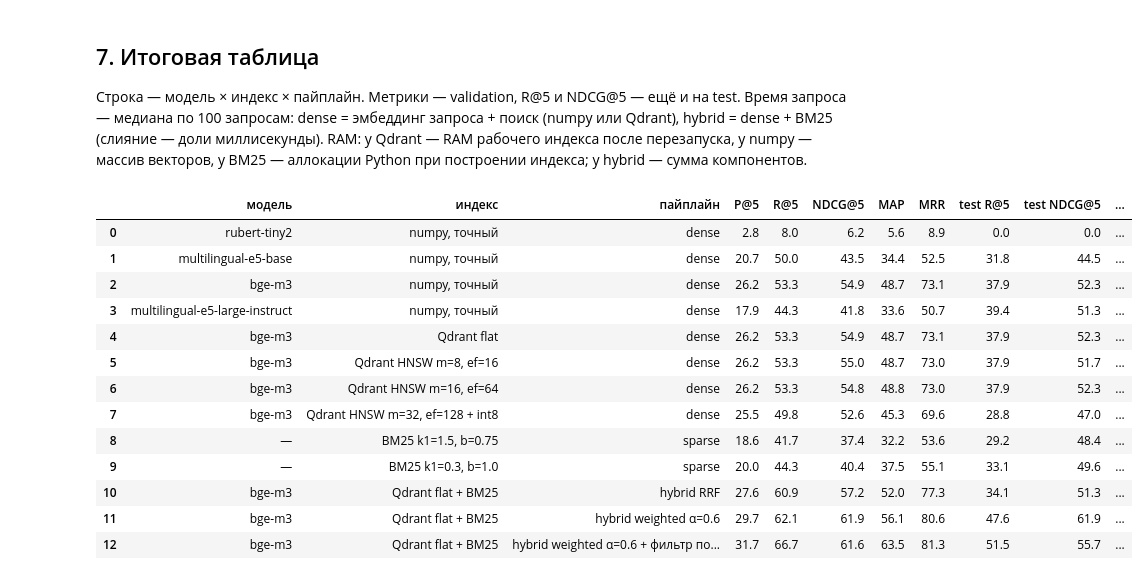
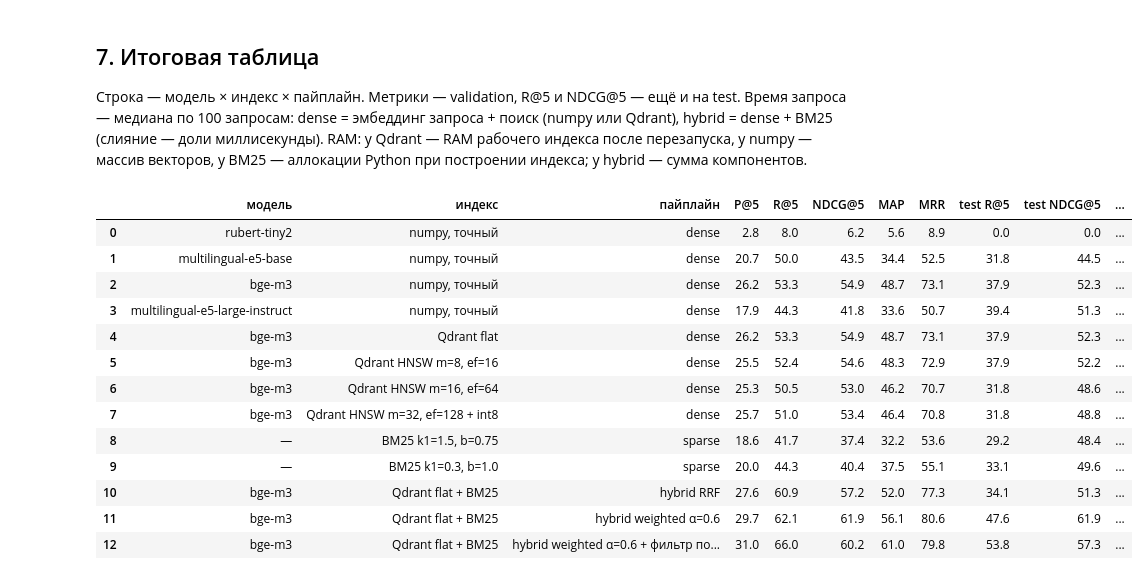
Before and after one commit to dftpnd/gigaschool-rag, a Jupyter notebook: notebooks/kt3_search.ipynb, the cells around one changed output. Drawn from its saved outputs; the diff is of its cells as text; code cells hidden in the pictures.

```diff
--- a/notebooks/kt3_search.ipynb
+++ b/notebooks/kt3_search.ipynb
@@ -169,17 +169,21 @@ for spec in EMBEDDERS:
     vectors, embed_seconds = embed_corpus(spec, model)
     gold_vectors = encode(model, list(queries.values()), prefix=spec.query_prefix)
     latency_vectors = encode(model, latency_queries, prefix=spec.query_prefix)
-    latencies = query_latencies(model, latency_queries, prefix=spec.query_prefix)
+    embed_latencies = query_latencies(model, latency_queries, prefix=spec.query_prefix)
+    total_latencies = query_latencies(model, latency_queries, prefix=spec.query_prefix,
+                                      search=lambda v, vectors=vectors: top_k(vectors @ v, DEPTH))
     rankings = {qid: top_k(vectors @ v, POOL) for qid, v in zip(queries, gold_vectors, strict=True)}
     model_per_q.append(evaluate(spec.short_name, "dense", rankings))
     model_negatives.append(near_negatives(spec.short_name, rankings))
     model_vectors[spec.short_name] = vectors
     model_query_vectors[spec.short_name] = (dict(zip(queries, gold_vectors, strict=True)), latency_vectors,
-                                            np.median(latencies))
+                                            np.median(embed_latencies))
     avg, retrieval = RUMTEB[spec.short_name]
     model_rows.append({"config": spec.short_name, "параметров, M": spec.params_millions,
                        "размер, МБ": model_size_mb(model), "размерность": vectors.shape[1],
-                       "эмбеддинг корпуса, с": embed_seconds, "запрос, мс": np.median(latencies) * 1000,
+                       "эмбеддинг корпуса, с": embed_seconds,
+                       "эмбеддинг запроса, мс": np.median(embed_latencies) * 1000,
+                       "запрос с поиском, мс": np.median(total_latencies) * 1000,
                        "ruMTEB Avg": avg, "ruMTEB Retrieval": retrieval})
     del model
     torch.cuda.empty_cache()
@@ -376,15 +399,19 @@ def bm25_rankings(index: Bm25Index) -> dict:
     return {qid: index.search(q, POOL) for qid, q in queries.items()}
 
 
-def bm25_grid() -> pd.DataFrame:
-    frames = [evaluate(f"k1={k1}, b={b}", "bm25", bm25_rankings(Bm25Index.from_tokens(bm25_corpus_tokens, k1, b)))
-              .assign(k1=k1, b=b) for k1 in K1_GRID for b in B_GRID]
-    return pd.concat(frames, ignore_index=True)
+def bm25_grid_rankings() -> dict:
+    """Выдачи BM25 для каждой пары (k1, b) — ключ «k1|b». Кэшируются только выдачи: метрики пересчитываются
+    при каждом исполнении, поэтому правка gold или разбиения не подхватит старые цифры."""
+    return {f"{k1}|{b}": bm25_rankings(Bm25Index.from_tokens(bm25_corpus_tokens, k1, b))
+            for k1 in K1_GRID for b in B_GRID}
 
 
-grid_per_q = load_or_compute(cache.path("bm25_grid", "parquet", texts=texts_fingerprint(texts), k1=K1_GRID, b=B_GRID,
-                                        code=code_fingerprint(gigarag.patterns, gigarag.retrieval)),
-                             bm25_grid, load=read_parquet, save=write_parquet)
+grid_rankings = load_or_compute(
+    cache.path("bm25_grid_rankings", "json", texts=texts_fingerprint(texts), queries=sorted(queries.items()),
+               k1=K1_GRID, b=B_GRID, pool=POOL, code=code_fingerprint(gigarag.patterns, gigarag.retrieval)),
+    bm25_grid_rankings, load=read_json, save=write_json)
+grid_per_q = pd.concat([evaluate(f"k1={k1}, b={b}", "bm25", grid_rankings[f"{k1}|{b}"]).assign(k1=k1, b=b)
+                        for k1 in K1_GRID for b in B_GRID], ignore_index=True)
 grid = grid_per_q[grid_per_q["split"] == "validation"].groupby(["k1", "b"])[["R@5", "NDCG@5"]].mean() * 100
 fig, axes = plt.subplots(1, 2, figsize=(11, 3.6))
 for ax, column in zip(axes, ["R@5", "NDCG@5"], strict=True):
@@ -427,7 +454,7 @@ BM25 k1=0.3, b=1.0: индексирование 1.0 с (с токенизаци
 # %%
-lossless = index_table[index_table["ANN recall@10, %"] >= 99]
+lossless = index_table[index_table["ANN recall@10, % (минимум)"] >= 99]  # без потерь в каждой сборке
 best_index = lossless["запрос, мс"].idxmin()
-dense_rankings = index_runs[best_index]["rankings"]
+dense_rankings = index_runs[best_index][0]["rankings"]
 dense_query_ms = best_embed_latency * 1000 + index_table.loc[best_index, "запрос, мс"]
 print(f"dense: {best_model} + {best_index}; запрос = эмбеддинг {best_embed_latency * 1000:.1f} мс "
       f"+ Qdrant {index_table.loc[best_index, 'запрос, мс']:.1f} мс")
@@ -525,9 +555,17 @@ patch_masks = metadata.filter_masks(metadata.patch_filter(meta, texts), meta, qu
 best_hybrid = max(hybrid_names, key=lambda name: tuple(summary(pipeline_per_q).loc[name, ["R@5", "NDCG@5"]]))
 
 
+exact_dense = {qid: top_k(best_vectors @ v, DEPTH) for qid, v in best_gold_vectors.items()}
+flat_rankings = index_runs["flat"][0]["rankings"]
+flat_match = np.mean([metrics.overlap_at_k(ranked_ids(exact_dense[qid]), ranked_ids(flat_rankings[qid]), DEPTH)
+                      for qid in queries])
+print(f"совпадение топ-10 numpy и Qdrant flat: {flat_match:.1%}")
+
+
 def fuse_filtered(qid: str) -> list:
     mask = patch_masks.get(qid)
-    dense, sparse = filter_ranking(dense_rankings[qid], mask), filter_ranking(sparse_rankings[qid], mask)
+    dense = masked_top_k(best_vectors @ best_gold_vectors[qid], mask, POOL)
+    sparse = masked_top_k(bm25_best.scores(queries[qid]), mask, POOL)
     if best_hybrid == "hybrid RRF":
         return fusion.rrf_fusion([dense, sparse], POOL)
     return fusion.weighted_fusion(dense, sparse, best_alpha, POOL)
@@ -559,42 +598,42 @@ final_rows = []
 def add_row(model, index, pipeline, per_q, query_ms, ram_mb):
     val, test = summary(per_q).iloc[0], summary(per_q, "test", ["R@5", "NDCG@5"]).iloc[0]
     final_rows.append({"модель": model, "индекс": index, "пайплайн": pipeline, **val.to_dict(),
                        "test R@5": test["R@5"], "test NDCG@5": test["NDCG@5"], "запрос, мс": query_ms,
                        "RAM, МБ": ram_mb})
 
 
 for name in model_table.index:
     add_row(name, "numpy, точный", "dense", model_per_q[model_per_q["config"] == name],
-            model_table.loc[name, "запрос, мс"], model_vectors[name].nbytes / 2 ** 20)
+            model_table.loc[name, "запрос с поиском, мс"], model_vectors[name].nbytes / 2 ** 20)
 for name in index_table.index:
     add_row(best_model, f"Qdrant {name}", "dense", index_per_q[index_per_q["config"] == name],
             best_embed_latency * 1000 + index_table.loc[name, "запрос, мс"], index_table.loc[name, "RAM индекса, МБ"])
 add_row("—", "BM25 k1=1.5, b=0.75", "sparse", evaluate("default", "bm25", bm25_rankings(bm25_default)), bm25_ms,
         bm25_peak_mb)
 add_row("—", f"BM25 k1={best_k1}, b={best_b}", "sparse", pipeline_per_q[pipeline_per_q["config"] == "BM25"],
         bm25_ms, bm25_peak_mb)
 for name in hybrid_names:
     add_row(best_model, f"Qdrant {best_index} + BM25", name, pipeline_per_q[pipeline_per_q["config"] == name],
             dense_query_ms + bm25_ms, dense_ram + bm25_peak_mb)
 add_row(best_model, f"Qdrant {best_index} + BM25", f"{best_hybrid} + фильтр по патчу", filtered_per_q,
         dense_query_ms + bm25_ms, dense_ram + bm25_peak_mb)
 final_table = pd.DataFrame(final_rows).round(1)
 final_table
 # %% [output]
 |  | модель | индекс | пайплайн | P@5 | R@5 | NDCG@5 | MAP | MRR | test R@5 | test NDCG@5 | ... |
 | 0 | rubert-tiny2 | numpy, точный | dense | 2.8 | 8.0 | 6.2 | 5.6 | 8.9 | 0.0 | 0.0 | ... |
 | 1 | multilingual-e5-base | numpy, точный | dense | 20.7 | 50.0 | 43.5 | 34.4 | 52.5 | 31.8 | 44.5 | ... |
 | 2 | bge-m3 | numpy, точный | dense | 26.2 | 53.3 | 54.9 | 48.7 | 73.1 | 37.9 | 52.3 | ... |
 | 3 | multilingual-e5-large-instruct | numpy, точный | dense | 17.9 | 44.3 | 41.8 | 33.6 | 50.7 | 39.4 | 51.3 | ... |
 | 4 | bge-m3 | Qdrant flat | dense | 26.2 | 53.3 | 54.9 | 48.7 | 73.1 | 37.9 | 52.3 | ... |
-| 5 | bge-m3 | Qdrant HNSW m=8, ef=16 | dense | 26.2 | 53.3 | 55.0 | 48.7 | 73.0 | 37.9 | 51.7 | ... |
-| 6 | bge-m3 | Qdrant HNSW m=16, ef=64 | dense | 26.2 | 53.3 | 54.8 | 48.8 | 73.0 | 37.9 | 52.3 | ... |
-| 7 | bge-m3 | Qdrant HNSW m=32, ef=128 + int8 | dense | 25.5 | 49.8 | 52.6 | 45.3 | 69.6 | 28.8 | 47.0 | ... |
+| 5 | bge-m3 | Qdrant HNSW m=8, ef=16 | dense | 25.5 | 52.4 | 54.6 | 48.3 | 72.9 | 37.9 | 52.2 | ... |
+| 6 | bge-m3 | Qdrant HNSW m=16, ef=64 | dense | 25.3 | 50.5 | 53.0 | 46.2 | 70.7 | 31.8 | 48.6 | ... |
+| 7 | bge-m3 | Qdrant HNSW m=32, ef=128 + int8 | dense | 25.7 | 51.0 | 53.4 | 46.4 | 70.8 | 31.8 | 48.8 | ... |
 | 8 | — | BM25 k1=1.5, b=0.75 | sparse | 18.6 | 41.7 | 37.4 | 32.2 | 53.6 | 29.2 | 48.4 | ... |
 | 9 | — | BM25 k1=0.3, b=1.0 | sparse | 20.0 | 44.3 | 40.4 | 37.5 | 55.1 | 33.1 | 49.6 | ... |
 | 10 | bge-m3 | Qdrant flat + BM25 | hybrid RRF | 27.6 | 60.9 | 57.2 | 52.0 | 77.3 | 34.1 | 51.3 | ... |
 | 11 | bge-m3 | Qdrant flat + BM25 | hybrid weighted α=0.6 | 29.7 | 62.1 | 61.9 | 56.1 | 80.6 | 47.6 | 61.9 | ... |
-| 12 | bge-m3 | Qdrant flat + BM25 | hybrid weighted α=0.6 + фильтр по... | 31.7 | 66.7 | 61.6 | 63.5 | 81.3 | 51.5 | 55.7 | ... |
+| 12 | bge-m3 | Qdrant flat + BM25 | hybrid weighted α=0.6 + фильтр по... | 31.0 | 66.0 | 60.2 | 61.0 | 79.8 | 53.8 | 57.3 | ... |
 # %% [markdown]
 ## 8. Выводы и рекомендация для КТ 4
 
```
Also changed, not shown: parts of 11 cells of this notebook, 2 other files.
